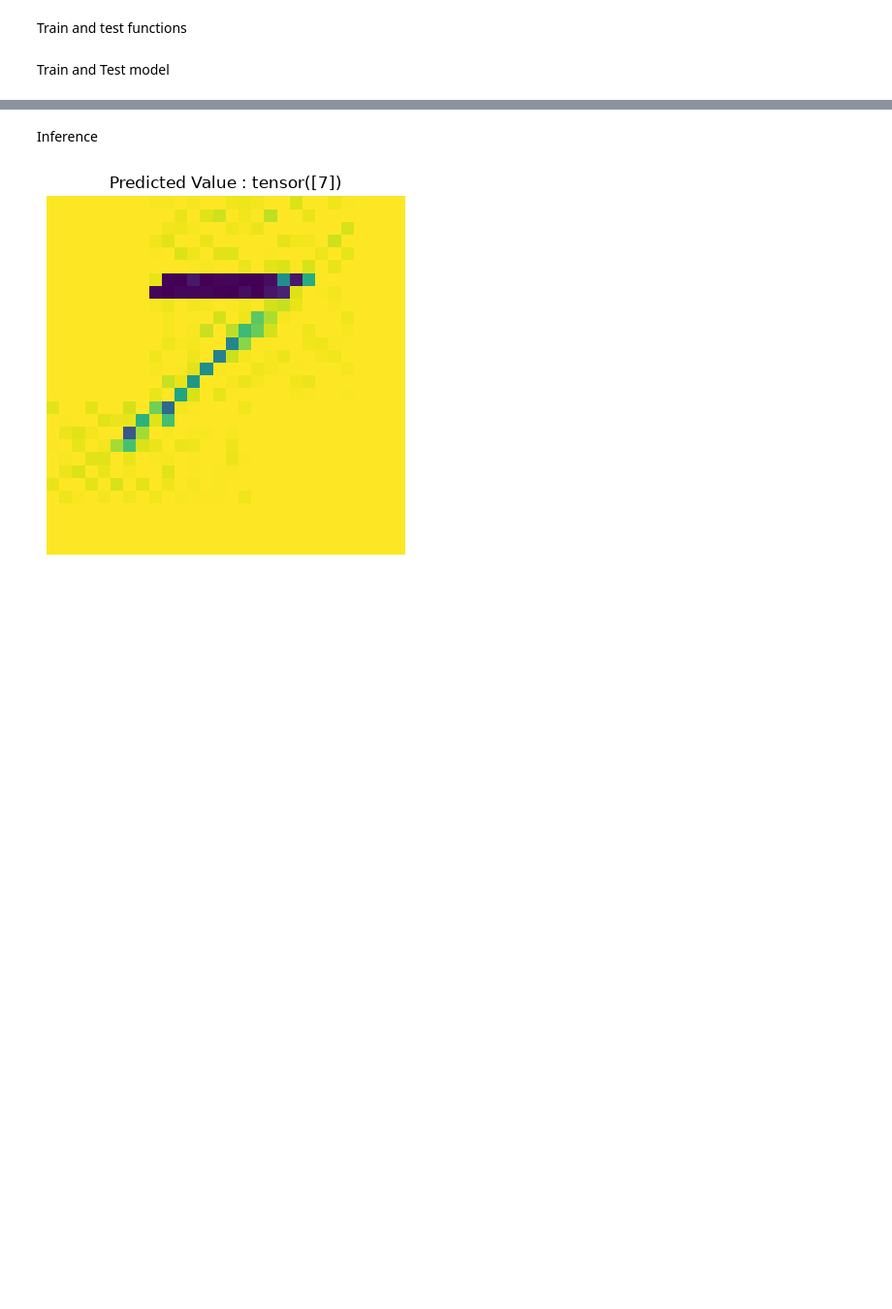
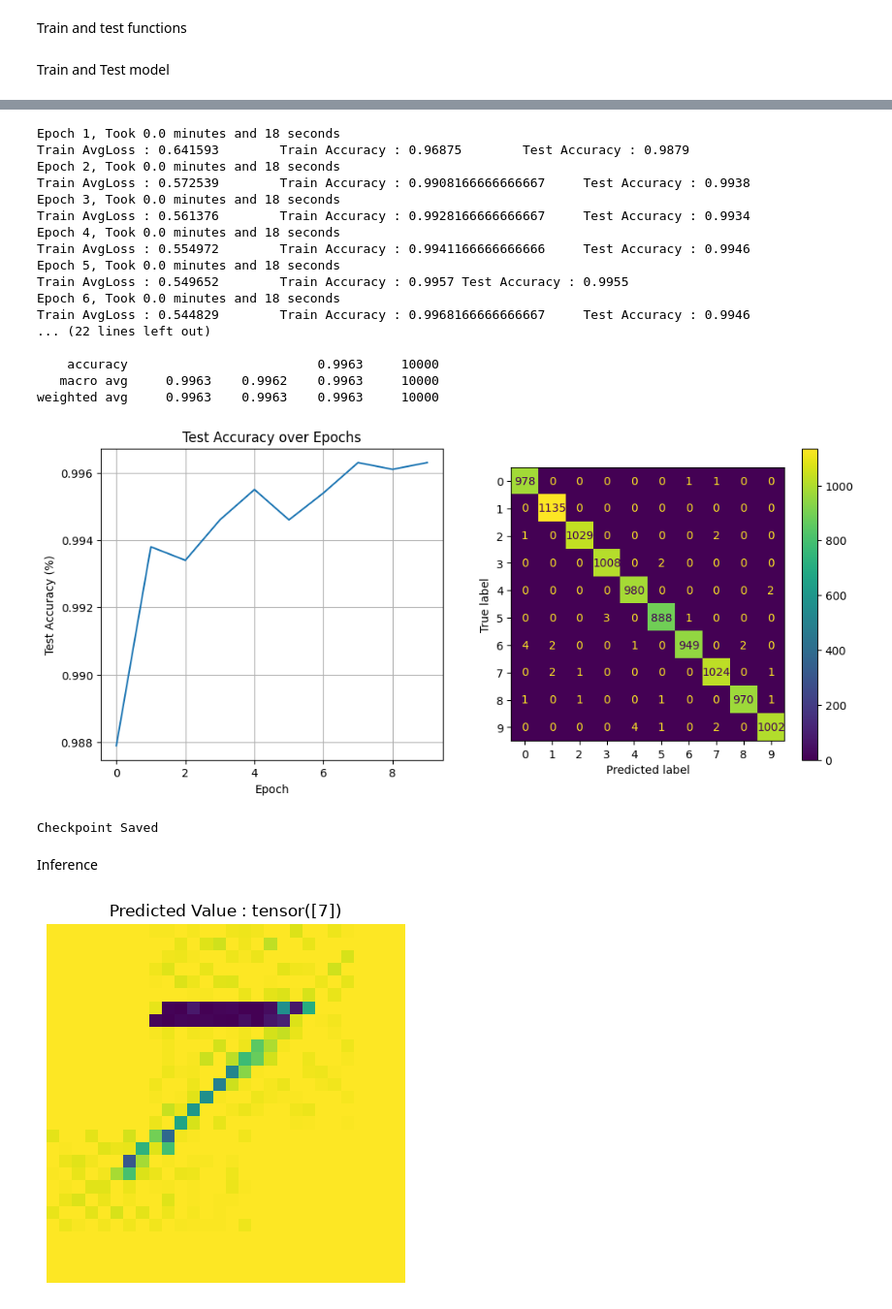
Before and after one commit to sma-rajaei/MNIST-Handwritten-Digit-Classification, a Jupyter notebook: MNIST-Classification.ipynb, the cells around one changed output, grey strips where cells are left out. Shown at 97% size. Drawn from its saved outputs; the diff is of its cells as text; code cells hidden in the pictures; blank space fills up the shorter version.

```diff
--- a/MNIST-Classification.ipynb
+++ b/MNIST-Classification.ipynb
@@ -116,10 +159,0 @@ seeing few images of wrong predictions
-# %%
-wrong_indices = np.where(predictions != targets)[0]
-fig, axes = plt.subplots(1, 5, figsize=(18, 4))
-for i, indexOfWrong in enumerate(wrong_indices[:5]):
-    image, label = testDataset[2]
-    axes[i].imshow(image.permute(1,2,0))
-    axes[i].set_title(f"True: {label}\nPredicted: {predictions[indexOfWrong]}")
-    axes[i].axis('off')
-
-plt.show()
@@ -138,3 +216,56 @@ model.load_state_dict(torch.load("mnist_model.pth"))
+# %%
+numOfEpochs = 10
+optimizer = Adam(model.parameters(),lr=1e-3,weight_decay=1e-4)
+scheduler = CosineAnnealingLR(optimizer,T_max=numOfEpochs)
+history = []
+for epoch in range(1,numOfEpochs+1):
+    startTime = time.time()
+    trainLoss, trainAcc = train(model,trainLoader,optimizer)
+    epochTime = time.time() - startTime
+    scheduler.step()
+    if epoch < numOfEpochs:
+        valAcc, _, _ = test(model,testLoader)
+        print(f"Epoch {epoch}, Took {epochTime//60} minutes and {epochTime%60:.0f} seconds")
+        print(f"Train AvgLoss : {trainLoss:.6f}\tTrain Accuracy : {trainAcc}\tTest Accuracy : {valAcc}")
+        history.append(valAcc)
+    else:
+        valAcc ,targets, predictions = test(model,testLoader)
+        history.append(valAcc)
+        print(f"Epoch {epoch}, Took {epochTime//60} minutes and {epochTime%60:.0f} seconds")
+        print(f"Train AvgLoss : {trainLoss:.6f}\tTrain Accuracy : {trainAcc}\tTest Accuracy : {valAcc:}")
+        print("\nFinal Statistic of model on Test Data :")
+        print(classification_report(targets,predictions,target_names=classes,digits=4))
+        fig, axes = plt.subplots(1, 2, figsize=(12, 5))
+        ConfusionMatrixDisplay.from_predictions(targets,predictions,display_labels=classes,ax=axes[1])
+        axes[0].plot(history)
+        axes[0].set_xlabel("Epoch")
+        axes[0].set_ylabel("Test Accuracy (%)")
+        axes[0].set_title("Test Accuracy over Epochs")
+        axes[0].grid(True)
+        plt.show()
+
+torch.save(model.state_dict(),"/kaggle/working/CNNmodel.pth")
+print("\nCheckpoint Saved")
+# %% [output]
+Epoch 1, Took 0.0 minutes and 18 seconds
+Train AvgLoss : 0.641593        Train Accuracy : 0.96875        Test Accuracy : 0.9879
+Epoch 2, Took 0.0 minutes and 18 seconds
+Train AvgLoss : 0.572539        Train Accuracy : 0.9908166666666667     Test Accuracy : 0.9938
+Epoch 3, Took 0.0 minutes and 18 seconds
+Train AvgLoss : 0.561376        Train Accuracy : 0.9928166666666667     Test Accuracy : 0.9934
+Epoch 4, Took 0.0 minutes and 18 seconds
+Train AvgLoss : 0.554972        Train Accuracy : 0.9941166666666666     Test Accuracy : 0.9946
+Epoch 5, Took 0.0 minutes and 18 seconds
+Train AvgLoss : 0.549652        Train Accuracy : 0.9957 Test Accuracy : 0.9955
+Epoch 6, Took 0.0 minutes and 18 seconds
+Train AvgLoss : 0.544829        Train Accuracy : 0.9968166666666667     Test Accuracy : 0.9946
+... (22 lines left out)
+
+    accuracy                         0.9963     10000
+   macro avg     0.9963    0.9962    0.9963     10000
+weighted avg     0.9963    0.9963    0.9963     10000
+[figure, added]
+Checkpoint Saved
 # %% [markdown]
 Inference
 # %%
```
Also changed, not shown: parts of 10 cells of this notebook.
